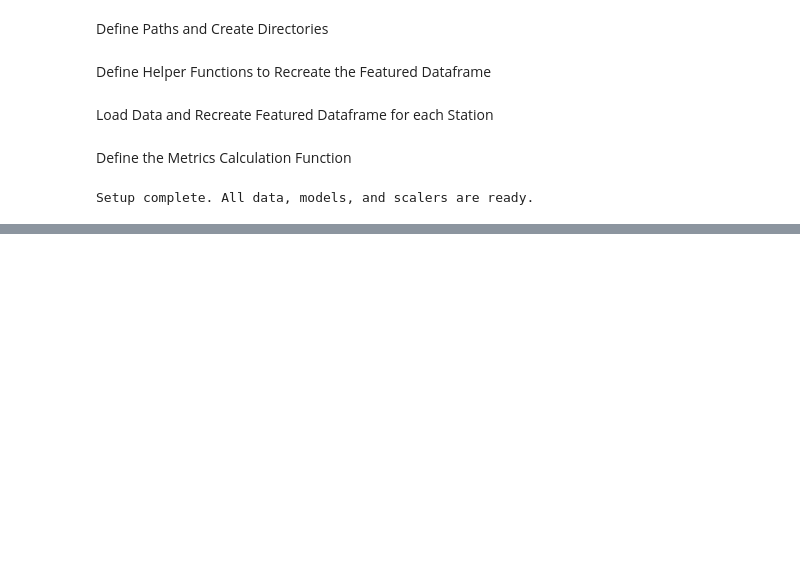
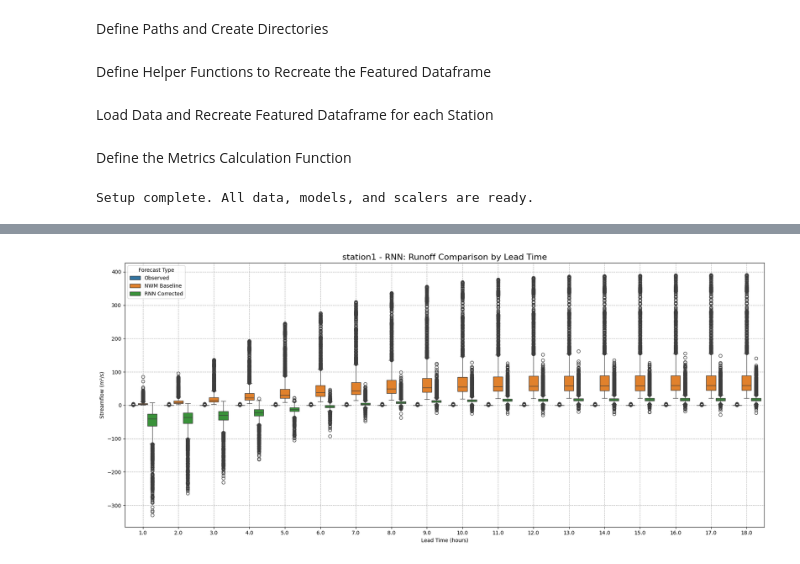
Before and after one commit to johnwaugh1/RunoffForecasting-2.0, a Jupyter notebook: notebooks/04-results-and-visualization.ipynb, the cells around one changed output, grey strips where cells are left out. Cells and saved outputs as stored; diff of their text form; code cells hidden in the pictures; blank space fills up the shorter version.

```diff
--- a/notebooks/04-results-and-visualization.ipynb
+++ b/notebooks/04-results-and-visualization.ipynb
@@ -20,7 +20,7 @@ figures_dir.mkdir(exist_ok=True)
 Define Helper Functions to Recreate the Featured Dataframe
 # %%
 def create_aligned_dataframe(nwm_df, usgs_df):
-    """Aligns NWM forecasts with USGS observations and calculates error."""
+    """Aligns NWM forecasts with USGS observations."""
     nwm_df = nwm_df.sort_values(by='model_output_valid_time')
     usgs_df = usgs_df.sort_index()
     aligned_df = pd.merge_asof(
@@ -35,14 +35,14 @@ def create_aligned_dataframe(nwm_df, usgs_df):
     return aligned_df
 
 def create_features(df):
-    """Creates the target variable and input features."""
+    """Creates all necessary features and the error column."""
     df['error'] = df['NWM_streamflow'] - df['USGS_streamflow']
     valid_time = df['model_output_valid_time']
     df['month'] = valid_time.dt.month
     df['day_of_year'] = valid_time.dt.dayofyear
     df['hour'] = valid_time.dt.hour
     feature_cols = [
-        'error', 'NWM_streamflow', 'USGS_streamflow', # Also include USGS for later
+        'error', 'NWM_streamflow', 'USGS_streamflow',
         'lead_time', 'month', 'day_of_year', 'hour'
     ]
     df_featured = df[['model_output_valid_time'] + feature_cols].set_index('model_output_valid_time')
@@ -80,21 +78,11 @@ Define the Metrics Calculation Function
 # %%
 def calculate_metrics(observed, forecasted):
     """Calculates CC, RMSE, PBIAS, and NSE."""
-    observed = np.array(observed)
-    forecasted = np.array(forecasted)
-
-    # Coefficient of correlation (CC)
+    observed, forecasted = np.array(observed), np.array(forecasted)
     cc = np.corrcoef(observed, forecasted)[0, 1]
-
-    # Root mean square error (RMSE)
     rmse = np.sqrt(np.mean((forecasted - observed) ** 2))
-
-    # Percent bias (PBIAS)
     pbias = 100 * np.sum(forecasted - observed) / np.sum(observed)
-
-    # Nash-Sutcliffe Efficiency (NSE)
     nse = 1 - (np.sum((forecasted - observed) ** 2) / np.sum((observed - np.mean(observed)) ** 2))
-
     return {'CC': cc, 'RMSE': rmse, 'PBIAS': pbias, 'NSE': nse}
 
 print("Setup complete. All data, models, and scalers are ready.")
@@ -105,68 +93,78 @@ Loop through each model, make predictions, and calculate the metrics
 # %%
 all_results = {}
-LOOKBACK = 24 # Must be the same as in the preprocessing step
+LOOKBACK = 24
+MODEL_TYPES = ['rnn', 'lstm', 'transformer']
 
-for station_name in ['station1', 'station2']:
-    print(f"\n{'='*60}\n///// Evaluating models for {station_name} /////\n{'='*60}")
+for station_name, data in station_data.items():
+    print(f"\n{'='*60}\n\n///// EVALUATING MODELS FOR {station_name} /////\n")
     all_results[station_name] = {}
 
-    # Get the data for the current station
-    data = station_data[station_name]
     X_test = data['X_test']
     scaler = data['scaler']
 
-    # We need the original test dataframe to get unscaled values and lead times
+    # Get the original test dataframe to get unscaled values and lead times
     test_start_date = '2022-10-01 00:00:00'
     original_test_df = data['original_featured_df'].loc[test_start_date:].iloc[LOOKBACK:]
 
-    for model_name in ['lstm', 'gru', 'transformer']:
-        print(f"\n--- Evaluating {model_name.upper()} model ---")
+    for model_name in MODEL_TYPES:
+        print(f"\n--- Processing {model_name.upper()} model ---")
 
         # Load the trained model
         model = keras.models.load_model(models_dir / f"{station_name}_{model_name}_model.keras")
 
-        # 1. Make predictions (these are the scaled errors)
+        # Make predictions (scaled errors)
         predicted_error_scaled = model.predict(X_test)
 
-        # 2. Inverse scale the predictions
-        # Create a dummy array with the same shape as the input to the scaler
+        # Inverse scale the predictions to get the actual error value
         dummy_array = np.zeros((len(predicted_error_scaled), X_test.shape[2]))
-        dummy_array[:, 0] = predicted_error_scaled.ravel() # Put predictions in the first column ('error')
+        dummy_array[:, 0] = predicted_error_scaled.ravel()
         predicted_error_unscaled = scaler.inverse_transform(dummy_array)[:, 0]
 
-        # 3. Create a results DataFrame
+        # Create a results DataFrame and calculate the corrected forecast
         results_df = original_test_df.copy()
         results_df['predicted_error'] = predicted_error_unscaled
-
-        # 4. Calculate the corrected forecast
-        # Corrected_Forecast = NWM_streamflow - predicted_error
-        # Note the minus sign, because our error = NWM - USGS
         results_df['Corrected_Forecast'] = results_df['NWM_streamflow'] - results_df['predicted_error']
 
-        # 5. Calculate metrics for each lead time
+        # Calculate metrics for each lead time
         metrics_by_lead_time = []
         for lead_time, group in results_df.groupby('lead_time'):
-            if len(group) < 2: continue # Need at least 2 points to calculate correlation
+            if len(group) < 2: continue
+            baseline_metrics = calculate_metrics(group['USGS_streamflow'], group['NWM_streamflow'])
+            baseline_metrics.update({'lead_time': lead_time, 'type': 'NWM (Baseline)'})
 
-            # Baseline metrics (Original NWM vs. Observed)
-            baseline_metrics = calculate_metrics(group['USGS_streamflow'], group['NWM_streamflow'])
-            baseline_metrics['lead_time'] = lead_time
-            baseline_metrics['type'] = 'NWM (Baseline)'
-
-            # Corrected forecast metrics (Our Model vs. Observed)
             corrected_metrics = calculate_metrics(group['USGS_streamflow'], group['Corrected_Forecast'])
-            corrected_metrics['lead_time'] = lead_time
-            corrected_metrics['type'] = f'Corrected ({model_name.upper()})'
+            corrected_metrics.update({'lead_time': lead_time, 'type': f'Corrected ({model_name.upper()})'})
 
             metrics_by_lead_time.extend([baseline_metrics, corrected_metrics])
 
         metrics_df = pd.DataFrame(metrics_by_lead_time)
 
-        # Store results for plotting
-        all_results[station_name][model_name] = {'results_df': results_df, 'metrics_df': metrics_df}
-        print(f"Evaluation complete for {model_name.upper()}.")
+        # --- Create Runoff Box Plot ---
+        plt.figure(figsize=(18, 8))
+        plot_data = results_df.rename(columns={'USGS_streamflow': 'Observed', 'NWM_streamflow': 'NWM Baseline', 'Corrected_Forecast': f'{model_name.upper()} Corrected'})
+        plot_data = plot_data[['lead_time', 'Observed', 'NWM Baseline', f'{model_name.upper()} Corrected']].melt(id_vars='lead_time', var_name='Forecast Type', value_name='Flow')
 
-# Save the final results dictionary
-with open(results_dir / 'all_evaluation_results.pkl', 'wb') as f:
-    pickle.dump(all_results, f)
+        sns.boxplot(data=plot_data, x='lead_time', y='Flow', hue='Forecast Type')
+        plt.title(f'{station_name} - {model_name.upper()}: Runoff Comparison by Lead Time', fontsize=16)
+        plt.xlabel('Lead Time (hours)'); plt.ylabel('Streamflow (m³/s)')
+        plt.legend(title='Forecast Type'); plt.grid(True, linestyle='--')
+        plt.tight_layout()
+        plt.savefig(figures_dir / f"{station_name}_{model_name}_runoff_boxplot.png")
+        plt.show()
+
+        # --- Create Metrics Comparison Plots ---
+        for metric in ['CC', 'RMSE', 'PBIAS', 'NSE']:
+            plt.figure(figsize=(15, 7))
+            sns.lineplot(data=metrics_df, x='lead_time', y=metric, hue='type', marker='o', style='type')
+            plt.title(f'{station_name} - {model_name.upper()}: {metric} vs. Lead Time', fontsize=16)
+            plt.xlabel('Lead Time (hours)'); plt.ylabel(metric)
+            if metric == 'NSE': plt.axhline(0, color='red', linestyle='--', label='NSE = 0')
+            plt.legend(); plt.grid(True, linestyle='--')
+            plt.tight_layout()
+            plt.savefig(figures_dir / f"{station_name}_{model_name}_metric_{metric}.png")
+            plt.show()
+
+        print(f"Visualizations complete for {model_name.upper()}.")
+
+print("\n\n All evaluation and visualization steps are complete!")
 # %% [output]
@@ -177,0 +178 @@ with open(results_dir / 'all_evaluation_results.pkl', 'wb') as f:
+[figure, added]
```
Also changed, not shown: parts of 5 cells of this notebook, 45 other files.
